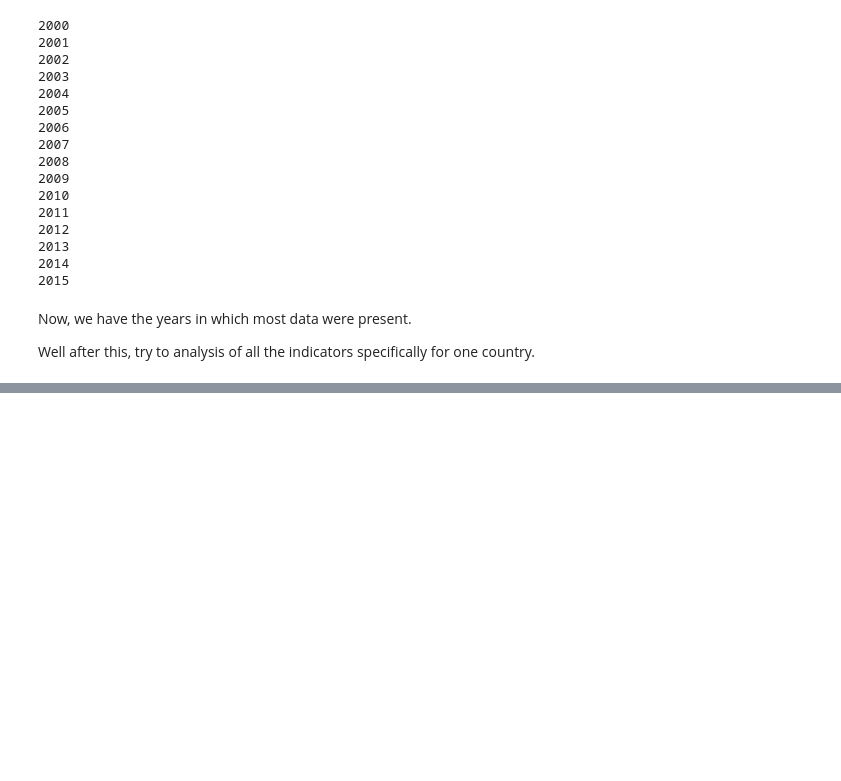
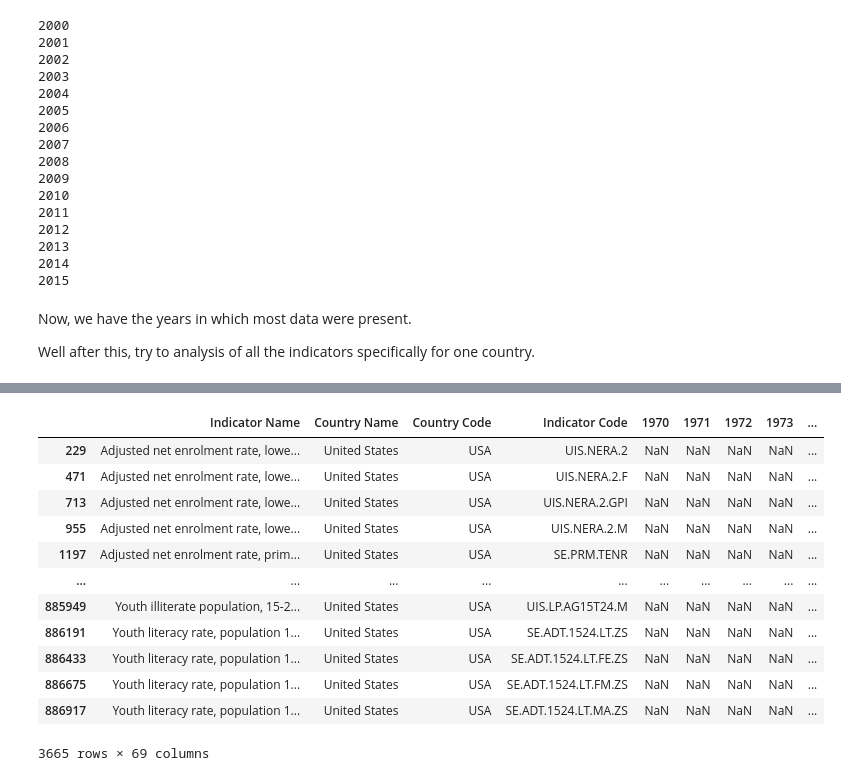
Before and after one commit to Kanika211/World-Bank-Global-Education_EDA_capstone1, a Jupyter notebook: World_Bank_Global_Education_Capstone1.ipynb, the cells around one changed output, grey strips where cells are left out. Saved outputs shown, nothing was run; the diff lists cells and outputs as text; code cells hidden in the pictures; blank space fills up the shorter version.

```diff
--- a/World_Bank_Global_Education_Capstone1.ipynb
+++ b/World_Bank_Global_Education_Capstone1.ipynb
@@ -342,0 +397,19 @@ Well after this, try to analysis of all the indicators specifically for one coun
+# %%
+# The next one is United States
+grouped=Edstats_data_df.groupby(['Indicator Name','Country Name']).first().reset_index()
+#All indicators for one country :
+grouped[grouped['Country Name']=='United States']
+# %% [output]
+|  | Indicator Name | Country Name | Country Code | Indicator Code | 1970 | 1971 | 1972 | 1973 | ... |
+| 229 | Adjusted net enrolment rate, lowe... | United States | USA | UIS.NERA.2 | NaN | NaN | NaN | NaN | ... |
+| 471 | Adjusted net enrolment rate, lowe... | United States | USA | UIS.NERA.2.F | NaN | NaN | NaN | NaN | ... |
+| 713 | Adjusted net enrolment rate, lowe... | United States | USA | UIS.NERA.2.GPI | NaN | NaN | NaN | NaN | ... |
+| 955 | Adjusted net enrolment rate, lowe... | United States | USA | UIS.NERA.2.M | NaN | NaN | NaN | NaN | ... |
+| 1197 | Adjusted net enrolment rate, prim... | United States | USA | SE.PRM.TENR | NaN | NaN | NaN | NaN | ... |
+| ... | ... | ... | ... | ... | ... | ... | ... | ... | ... |
+| 885949 | Youth illiterate population, 15-2... | United States | USA | UIS.LP.AG15T24.M | NaN | NaN | NaN | NaN | ... |
+| 886191 | Youth literacy rate, population 1... | United States | USA | SE.ADT.1524.LT.ZS | NaN | NaN | NaN | NaN | ... |
+| 886433 | Youth literacy rate, population 1... | United States | USA | SE.ADT.1524.LT.FE.ZS | NaN | NaN | NaN | NaN | ... |
+| 886675 | Youth literacy rate, population 1... | United States | USA | SE.ADT.1524.LT.FM.ZS | NaN | NaN | NaN | NaN | ... |
+| 886917 | Youth literacy rate, population 1... | United States | USA | SE.ADT.1524.LT.MA.ZS | NaN | NaN | NaN | NaN | ... |
+3665 rows × 69 columns
```
Also changed, not shown: parts of 5 cells of this notebook.
